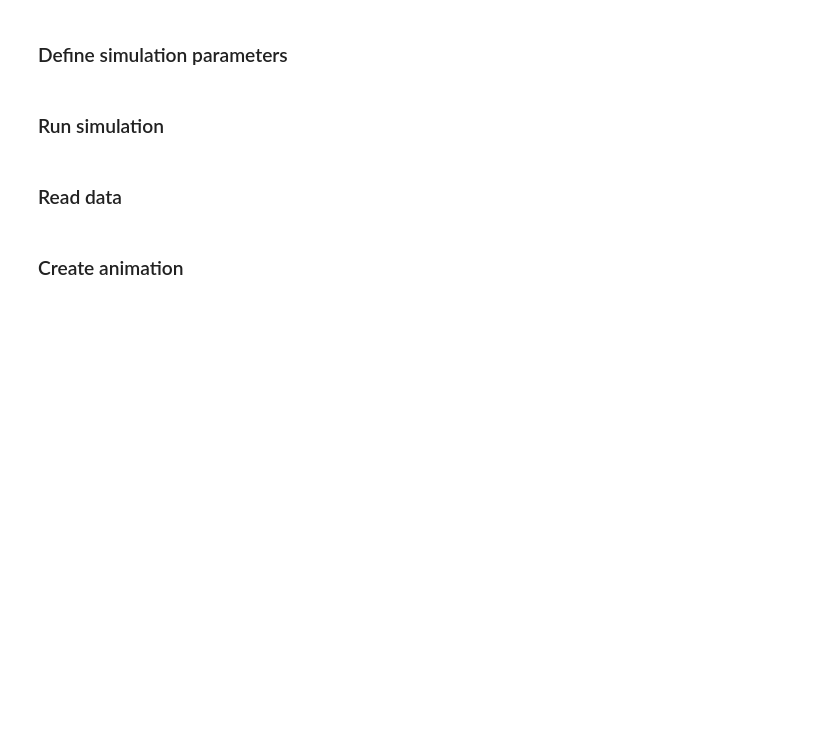
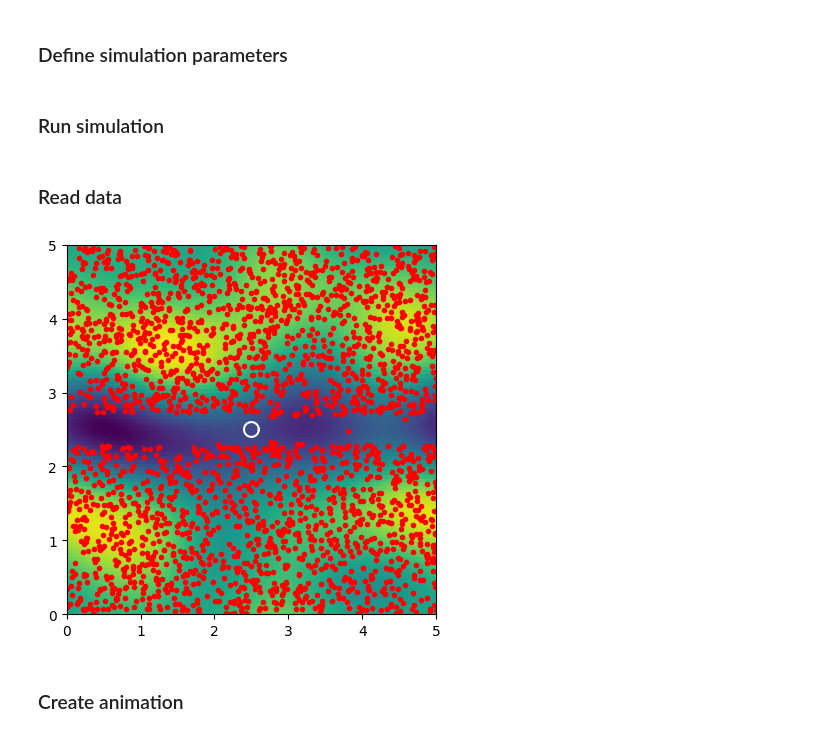
Before and after one commit to slagnews/drag_sph, a Jupyter notebook: cpp_test.ipynb, the cells around one changed output. Drawn from its saved outputs; the diff is of its cells as text; code cells hidden in the pictures; blank space fills up the shorter version.

Commit message:
Added velocity animation

```diff
--- a/cpp_test.ipynb
+++ b/cpp_test.ipynb
@@ -47,6 +47,28 @@ masses = np.array([params.rho0*params.Lx*params.Ly/params.init_particles]*params
 ### Read data
 # %%
 positions, velocities = read_all_output("all_output.bin")
+# %%
+idx = 50
+
+fig, ax = plt.subplots()
+ax.set_xlim(0,float(params.Lx))
+ax.set_ylim(0,float(params.Ly))
+ax.set_aspect("equal")
+
+# Plot particles
+particles, = ax.plot(positions[idx,:,0], positions[idx,:,1], linestyle="None", marker=".", color="red")
+
+# Plot central object
+phi = np.linspace(0,2*np.pi,100)
+ax.plot(params.Lx/2.0+params.central_radius*np.cos(phi), params.Ly/2.0+params.central_radius*np.sin(phi), color="white")
+
+# Plot field
+x,y,vx,vy,v = get_velocity_grid(positions[idx], velocities[idx], masses, params)
+field = ax.pcolor(x,y,v)
+
+plt.show()
+# %% [output]
+[figure, added]
 # %% [markdown]
 ### Create animation
 # %%
```
Also changed, not shown: parts of 4 cells of this notebook, 4 other files.
